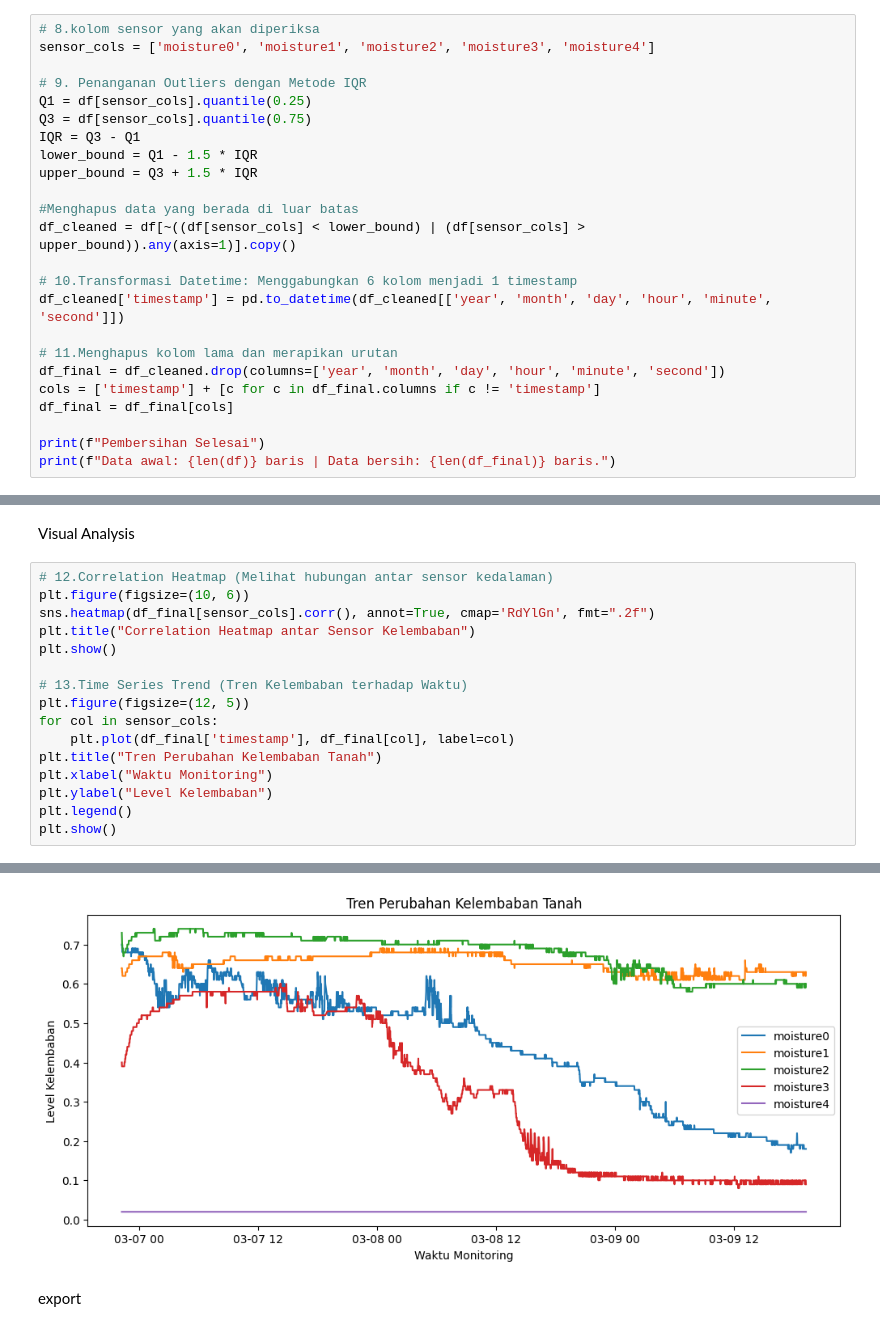
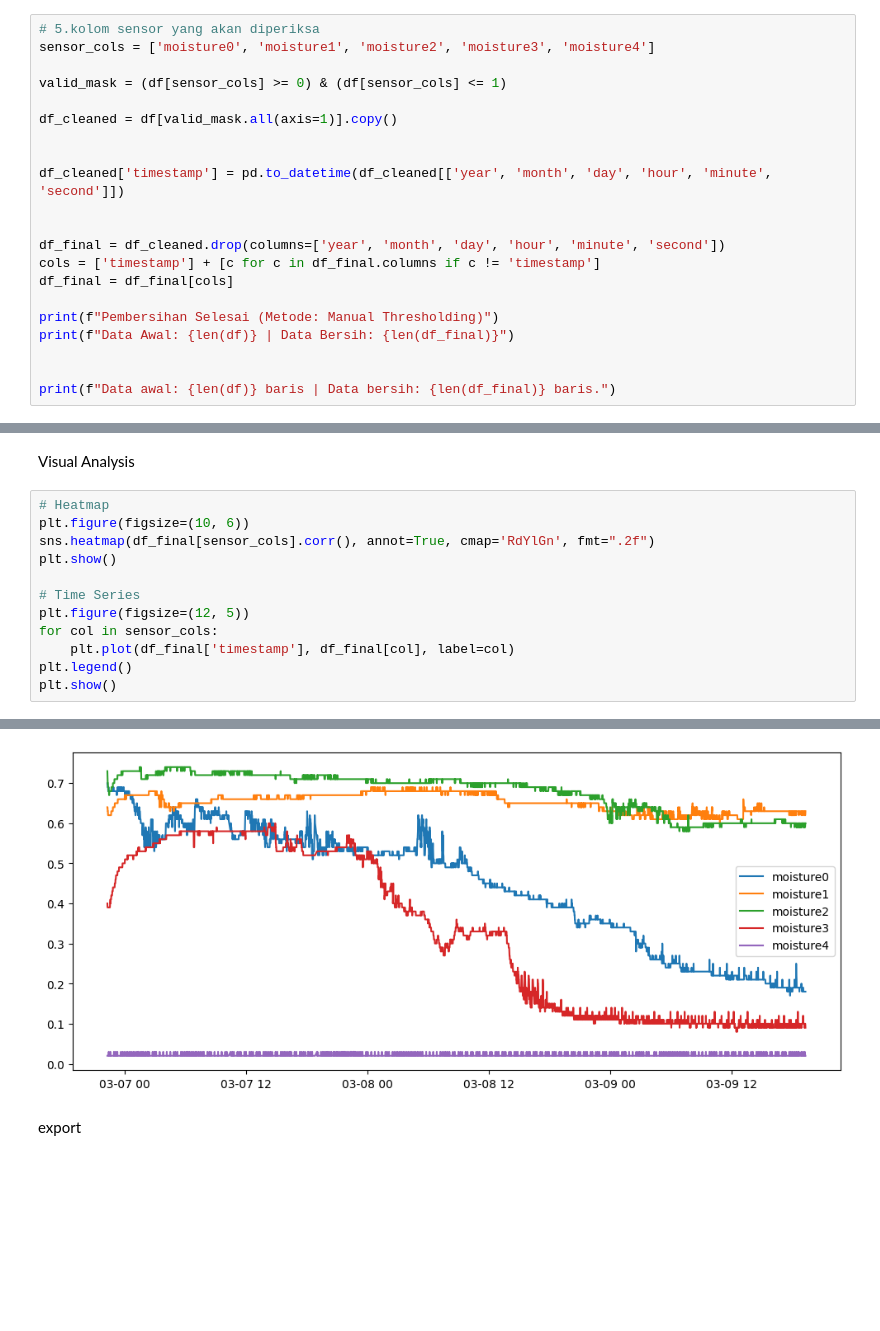
Before and after one commit to yayay138/data-lifecycle-smart-farming-23082010112, a Jupyter notebook: Data_Lifecycle_Smart_Farming.ipynb, the cells around one changed output, grey strips where cells are left out. Saved outputs shown, nothing was run; the diff lists cells and outputs as text; blank space fills up the shorter version.

```diff
--- a/Data_Lifecycle_Smart_Farming.ipynb
+++ b/Data_Lifecycle_Smart_Farming.ipynb
@@ -92,25 +103,22 @@ Data Cleaning (Outliers & Transformation)
 # %%
-# 8.kolom sensor yang akan diperiksa
+# 5.kolom sensor yang akan diperiksa
 sensor_cols = ['moisture0', 'moisture1', 'moisture2', 'moisture3', 'moisture4']
 
-# 9. Penanganan Outliers dengan Metode IQR
-Q1 = df[sensor_cols].quantile(0.25)
-Q3 = df[sensor_cols].quantile(0.75)
-IQR = Q3 - Q1
-lower_bound = Q1 - 1.5 * IQR
-upper_bound = Q3 + 1.5 * IQR
+valid_mask = (df[sensor_cols] >= 0) & (df[sensor_cols] <= 1)
 
-#Menghapus data yang berada di luar batas
-df_cleaned = df[~((df[sensor_cols] < lower_bound) | (df[sensor_cols] > upper_bound)).any(axis=1)].copy()
+df_cleaned = df[valid_mask.all(axis=1)].copy()
 
-# 10.Transformasi Datetime: Menggabungkan 6 kolom menjadi 1 timestamp
+
 df_cleaned['timestamp'] = pd.to_datetime(df_cleaned[['year', 'month', 'day', 'hour', 'minute', 'second']])
 
-# 11.Menghapus kolom lama dan merapikan urutan
+
 df_final = df_cleaned.drop(columns=['year', 'month', 'day', 'hour', 'minute', 'second'])
 cols = ['timestamp'] + [c for c in df_final.columns if c != 'timestamp']
 df_final = df_final[cols]
 
-print(f"Pembersihan Selesai")
+print(f"Pembersihan Selesai (Metode: Manual Thresholding)")
+print(f"Data Awal: {len(df)} | Data Bersih: {len(df_final)}")
+
+
 print(f"Data awal: {len(df)} baris | Data bersih: {len(df_final)} baris.")
 # %% [output]
@@ -119,19 +128,15 @@ Data awal: 4117 baris | Data bersih: 3781 baris.
 # %% [markdown]
 Visual Analysis
 # %%
-# 12.Correlation Heatmap (Melihat hubungan antar sensor kedalaman)
+# Heatmap
 plt.figure(figsize=(10, 6))
 sns.heatmap(df_final[sensor_cols].corr(), annot=True, cmap='RdYlGn', fmt=".2f")
-plt.title("Correlation Heatmap antar Sensor Kelembaban")
 plt.show()
 
-# 13.Time Series Trend (Tren Kelembaban terhadap Waktu)
+# Time Series
 plt.figure(figsize=(12, 5))
 for col in sensor_cols:
     plt.plot(df_final['timestamp'], df_final[col], label=col)
-plt.title("Tren Perubahan Kelembaban Tanah")
-plt.xlabel("Waktu Monitoring")
-plt.ylabel("Level Kelembaban")
 plt.legend()
 plt.show()
 # %% [output]
@@ -139,4 +144,4 @@ plt.show()
-[figure, old version]
+[figure, new version]
 # %% [markdown]
 export
 # %%
```
Also changed, not shown: parts of 7 cells of this notebook, 3 other files.
